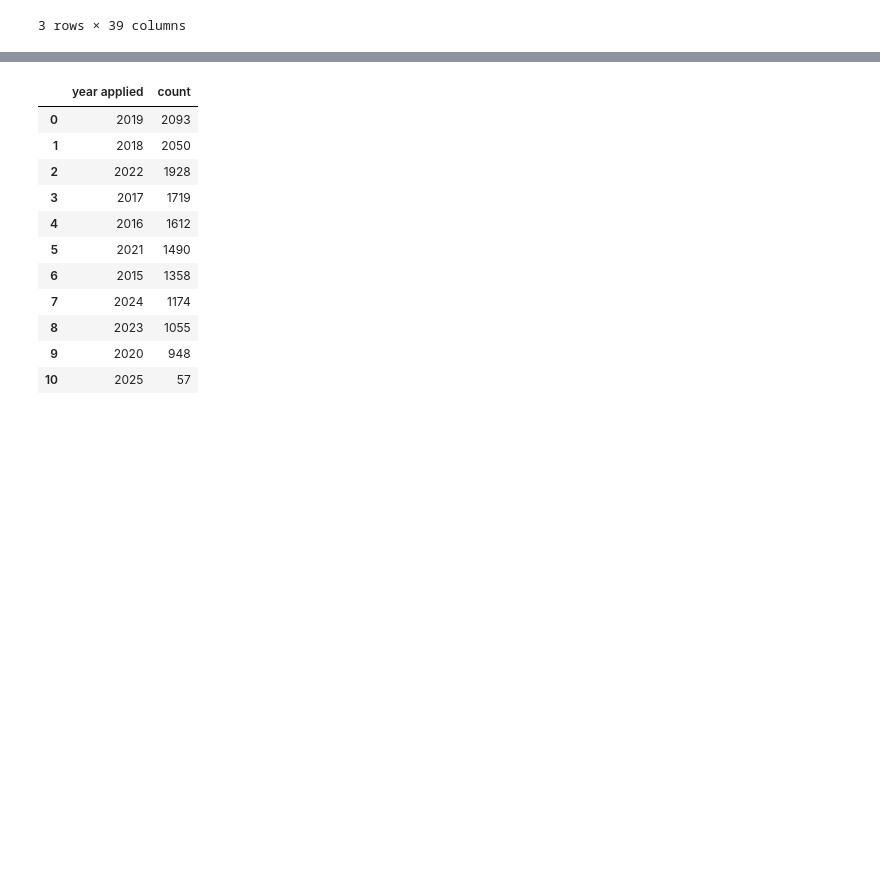
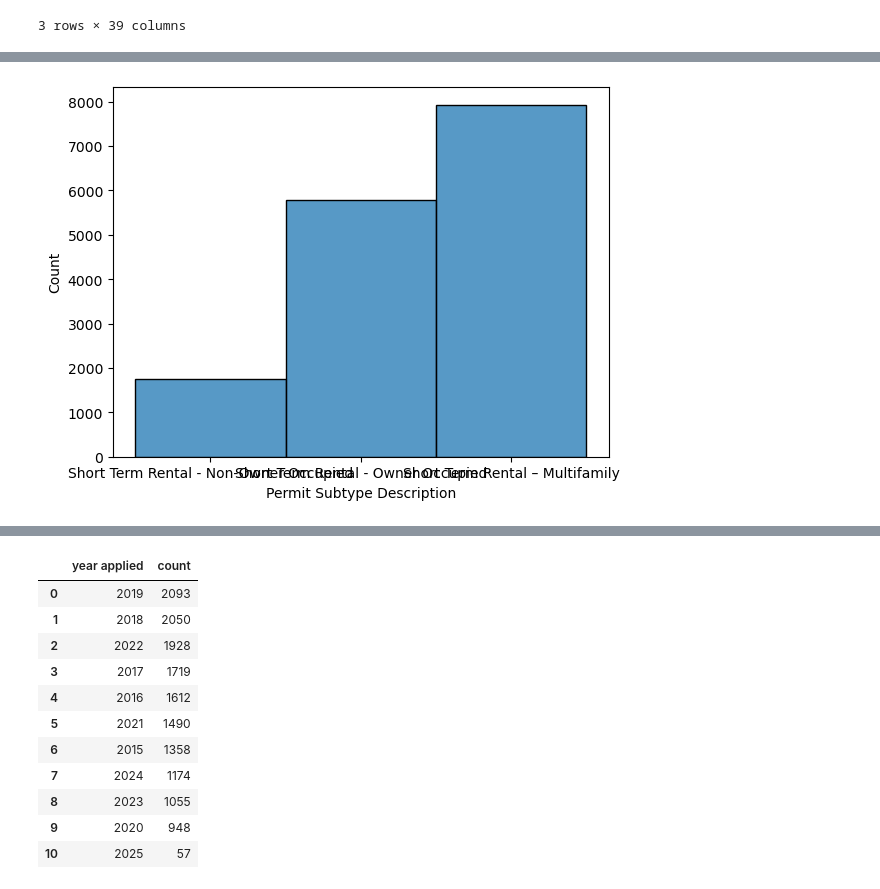
Before and after one commit to v-veena/Short_Term_Rental_Nashville_Capstone, a Jupyter notebook: notebook/shorterm_rental.ipynb, the cells around one changed output, grey strips where cells are left out. Cells and saved outputs as stored; diff of their text form; code cells hidden in the pictures; blank space fills up the shorter version.

```diff
--- a/notebook/shorterm_rental.ipynb
+++ b/notebook/shorterm_rental.ipynb
@@ -36 +59,6 @@ dtype: object
+# %%
+sns.histplot(data = permits,x='Permit Subtype Description')
+plt.show()
+# %% [output]
+[figure, added]
 # %%
```
Also changed, not shown: parts of 24 cells of this notebook, 1 other file.
